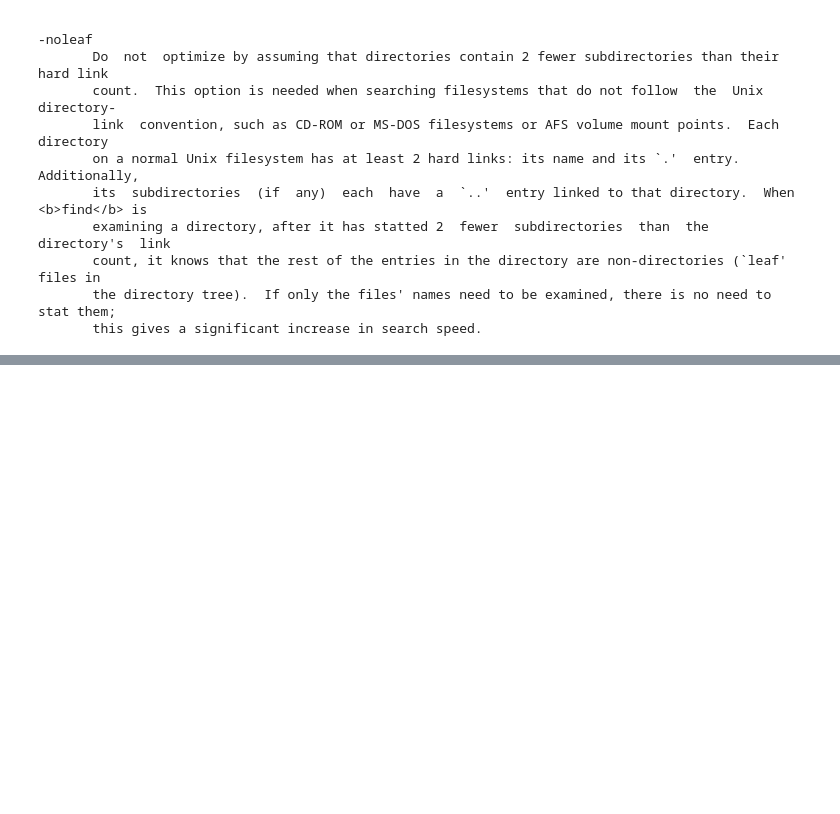
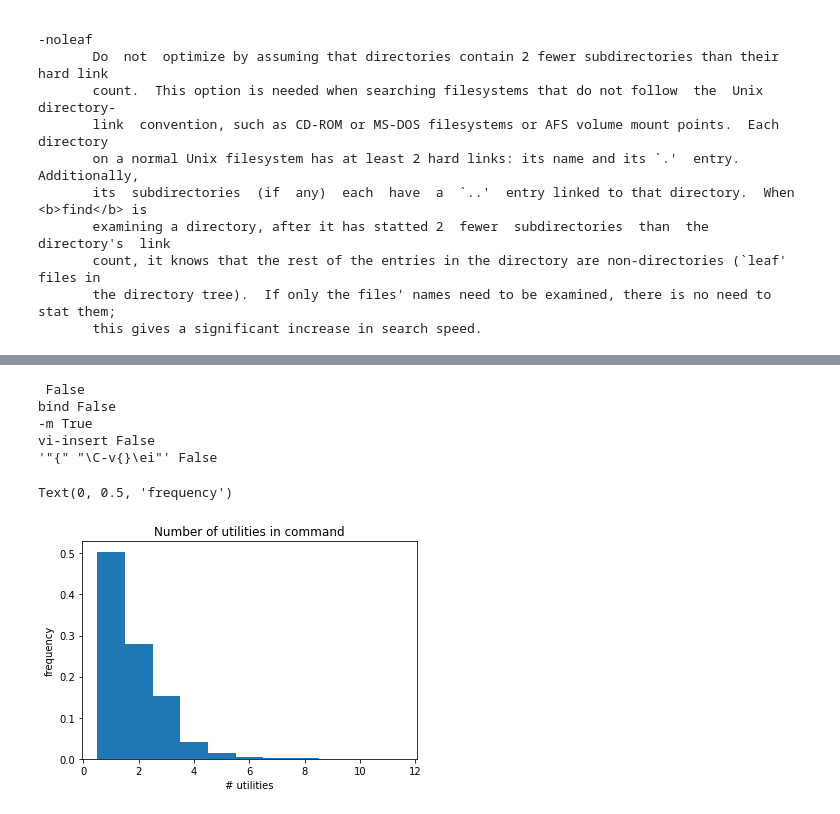
Before and after one commit to greenmonn/nlc2cmd-competition, a Jupyter notebook: data/DataExplorer.ipynb, the cells around one changed output, grey strips where cells are left out. Cells and saved outputs as stored; diff of their text form; code cells hidden in the pictures; blank space fills up the shorter version.

Commit message:
data processing updates

```diff
--- a/data/DataExplorer.ipynb
+++ b/data/DataExplorer.ipynb
@@ -437,0 +435,29 @@ exit
+# %%
+# average utility number
+util_num = []
+for idx, data_pair in tqdm.tqdm(data.items()):
+    cmd = data_pair['cmd']
+    cmd_ast = data_tools.bash_parser(cmd)
+    util_num.append(len(data_tools.get_utilities_seq(cmd_ast)))
+# %%
+def explorer(node):
+    print(node.value, node.kind == 'flag')
+    for child in node.children:
+        explorer(child)
+
+explorer(cmd_ast)
+# %% [output]
+ False
+bind False
+-m True
+vi-insert False
+'"{" "\C-v{}\ei"' False
+# %%
+plt.hist(util_num, range=(0.5, 11.5), bins=11, density=True)
+# plt.yscale('log')
+plt.title('Number of utilities in command')
+plt.xlabel('# utilities')
+plt.ylabel('frequency')
+# %% [output]
+Text(0, 0.5, 'frequency')
+[figure, added]
```
Also changed, not shown: parts of 15 cells of this notebook, 1 other file.
